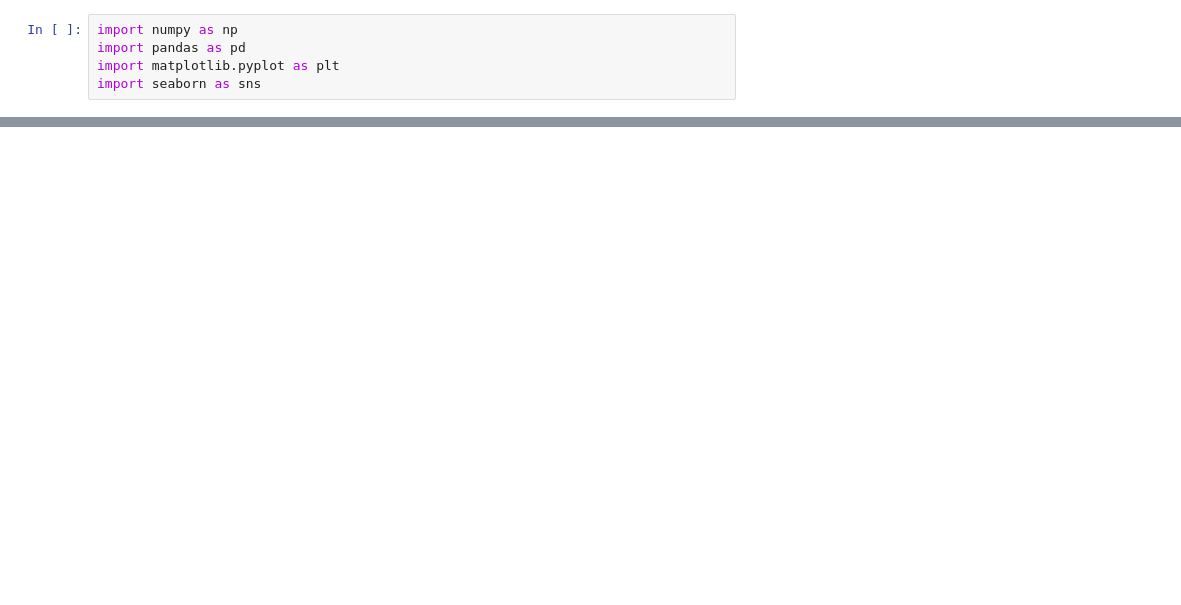
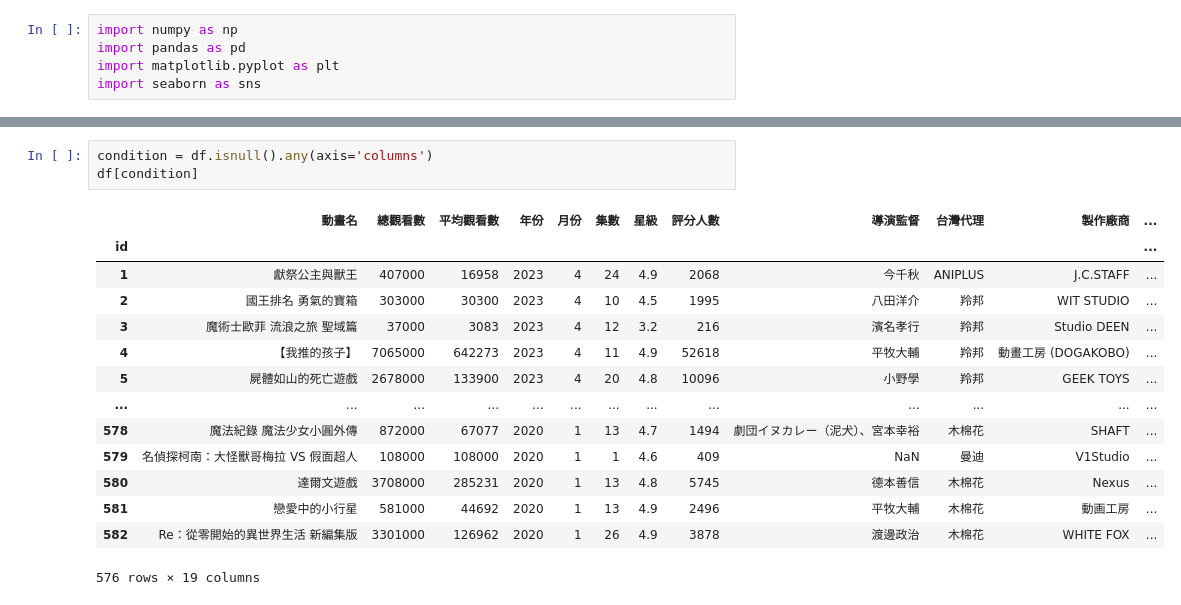
Before and after one commit to hsiaoyt0923/Anime_View_Number_Regression, a Jupyter notebook: visualize.ipynb, the cells around one changed output, grey strips where cells are left out. Drawn from its saved outputs; the diff is of its cells as text; blank space fills up the shorter version.

```diff
--- a/visualize.ipynb
+++ b/visualize.ipynb
@@ -27,0 +101,18 @@ memory usage: 91.1+ KB
+# %%
+condition = df.isnull().any(axis='columns')
+df[condition]
+# %% [output]
+|  | 動畫名 | 總觀看數 | 平均觀看數 | 年份 | 月份 | 集數 | 星級 | 評分人數 | 導演監督 | 台灣代理 | 製作廠商 | ... |
+| id |  |  |  |  |  |  |  |  |  |  |  | ... |
+| 1 | 獻祭公主與獸王 | 407000 | 16958 | 2023 | 4 | 24 | 4.9 | 2068 | 今千秋 | ANIPLUS | J.C.STAFF | ... |
+| 2 | 國王排名 勇氣的寶箱 | 303000 | 30300 | 2023 | 4 | 10 | 4.5 | 1995 | 八田洋介 | 羚邦 | WIT STUDIO | ... |
+| 3 | 魔術士歐菲 流浪之旅 聖域篇 | 37000 | 3083 | 2023 | 4 | 12 | 3.2 | 216 | 濱名孝行 | 羚邦 | Studio DEEN | ... |
+| 4 | 【我推的孩子】 | 7065000 | 642273 | 2023 | 4 | 11 | 4.9 | 52618 | 平牧大輔 | 羚邦 | 動畫工房 (DOGAKOBO) | ... |
+| 5 | 屍體如山的死亡遊戲 | 2678000 | 133900 | 2023 | 4 | 20 | 4.8 | 10096 | 小野學 | 羚邦 | GEEK TOYS | ... |
+| ... | ... | ... | ... | ... | ... | ... | ... | ... | ... | ... | ... | ... |
+| 578 | 魔法紀錄 魔法少女小圓外傳 | 872000 | 67077 | 2020 | 1 | 13 | 4.7 | 1494 | 劇団イヌカレー（泥犬）、宮本幸裕 | 木棉花 | SHAFT | ... |
+| 579 | 名偵探柯南：大怪獸哥梅拉 VS 假面超人 | 108000 | 108000 | 2020 | 1 | 1 | 4.6 | 409 | NaN | 曼迪 | V1Studio | ... |
+| 580 | 達爾文遊戲 | 3708000 | 285231 | 2020 | 1 | 13 | 4.8 | 5745 | 德本善信 | 木棉花 | Nexus | ... |
+| 581 | 戀愛中的小行星 | 581000 | 44692 | 2020 | 1 | 13 | 4.9 | 2496 | 平牧大輔 | 木棉花 | 動画工房 | ... |
+| 582 | Re：從零開始的異世界生活 新編集版 | 3301000 | 126962 | 2020 | 1 | 26 | 4.9 | 3878 | 渡邊政治 | 木棉花 | WHITE FOX | ... |
+576 rows × 19 columns
```
Also changed, not shown: parts of 9 cells of this notebook, 3 other files.
